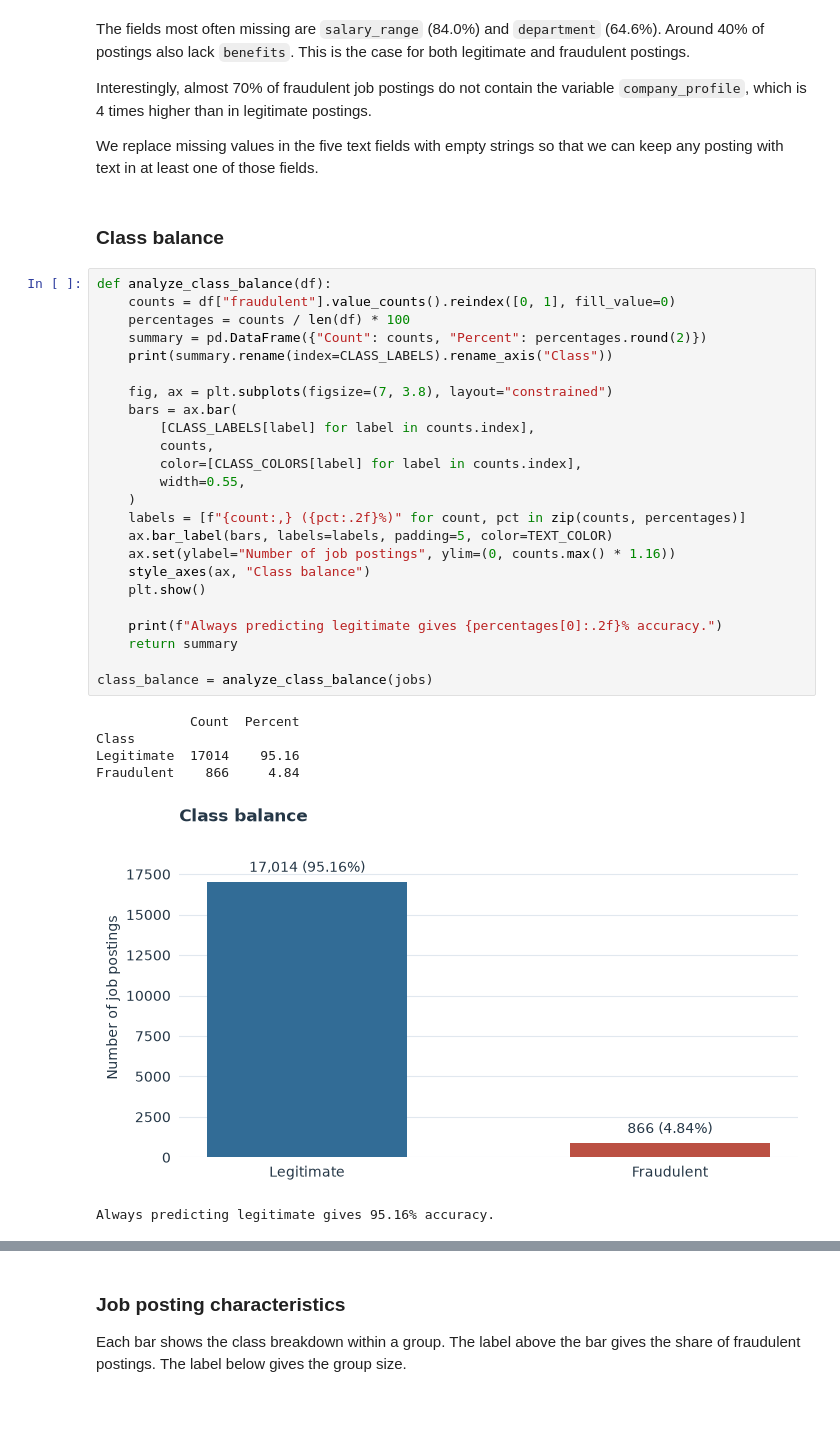
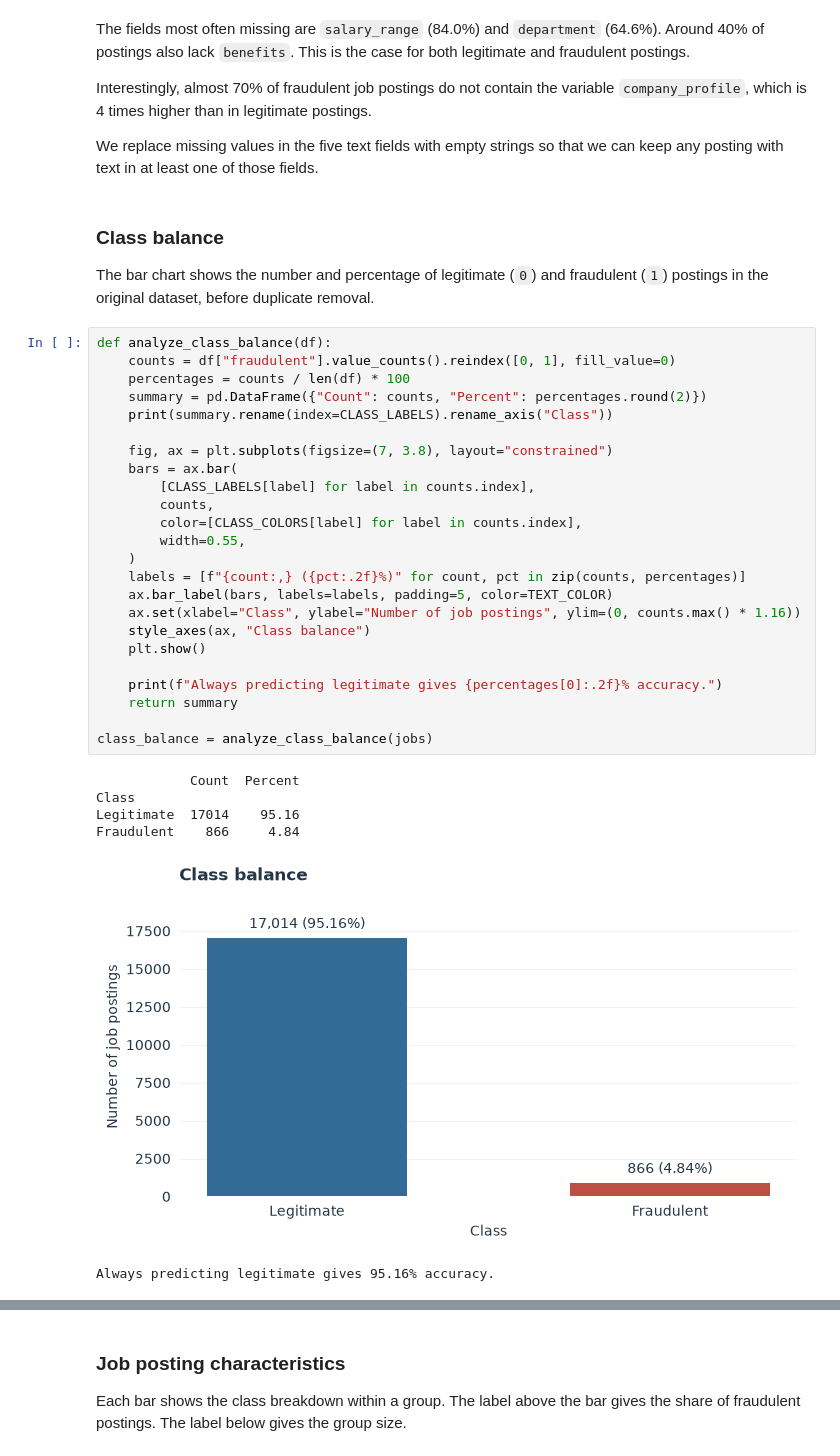
Before and after one commit to noamorii/4IZ582-fraudulent-job-detection, a Jupyter notebook: project.ipynb, the cells around one changed output, grey strips where cells are left out. Cells and saved outputs as stored; diff of their text form; blank space fills up the shorter version.

```diff
--- a/project.ipynb
+++ b/project.ipynb
@@ -118,35 +114,37 @@ Interestingly, almost 70% of fraudulent job postings do not contain the variable
 We replace missing values in the five text fields with empty strings so that we can keep any posting with text in at least one of those fields.
 # %% [markdown]
 ### Class balance
+
+The bar chart shows the number and percentage of legitimate (`0`) and fraudulent (`1`) postings in the original dataset, before duplicate removal.
 # %%
 def analyze_class_balance(df):
     counts = df["fraudulent"].value_counts().reindex([0, 1], fill_value=0)
     percentages = counts / len(df) * 100
     summary = pd.DataFrame({"Count": counts, "Percent": percentages.round(2)})
     print(summary.rename(index=CLASS_LABELS).rename_axis("Class"))
 
     fig, ax = plt.subplots(figsize=(7, 3.8), layout="constrained")
     bars = ax.bar(
         [CLASS_LABELS[label] for label in counts.index],
         counts,
         color=[CLASS_COLORS[label] for label in counts.index],
         width=0.55,
     )
     labels = [f"{count:,} ({pct:.2f}%)" for count, pct in zip(counts, percentages)]
     ax.bar_label(bars, labels=labels, padding=5, color=TEXT_COLOR)
-    ax.set(ylabel="Number of job postings", ylim=(0, counts.max() * 1.16))
+    ax.set(xlabel="Class", ylabel="Number of job postings", ylim=(0, counts.max() * 1.16))
     style_axes(ax, "Class balance")
     plt.show()
 
     print(f"Always predicting legitimate gives {percentages[0]:.2f}% accuracy.")
     return summary
 
 class_balance = analyze_class_balance(jobs)
 # %% [output]
             Count  Percent
 Class
 Legitimate  17014    95.16
 Fraudulent    866     4.84
-[figure, old version]
+[figure, new version]
 Always predicting legitimate gives 95.16% accuracy.
 # %% [markdown]
```
Also changed, not shown: parts of 28 cells of this notebook, 11 other files.
